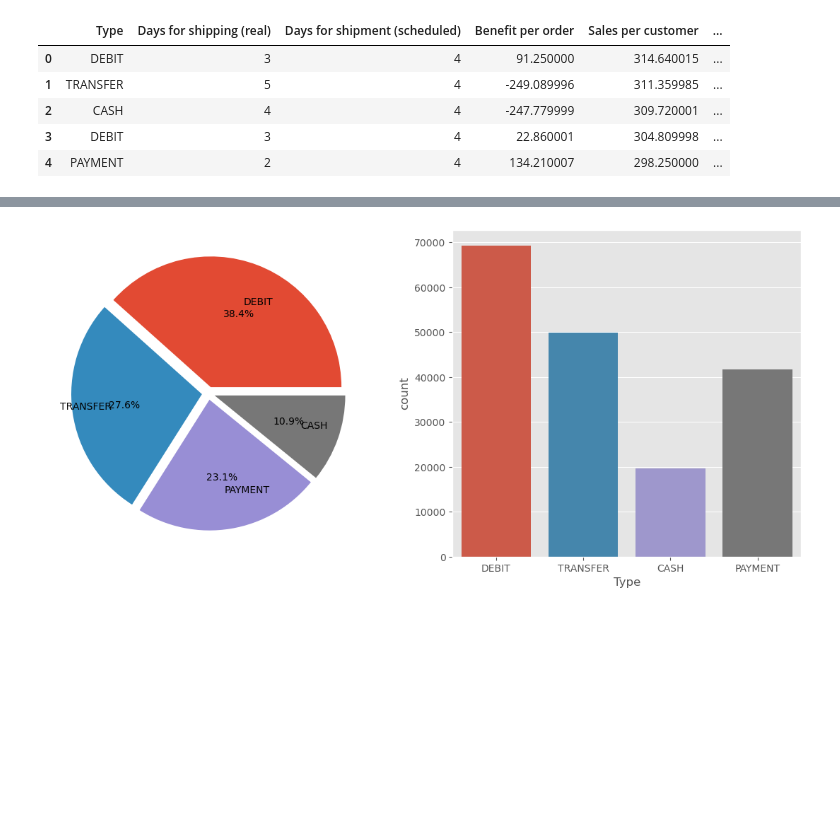
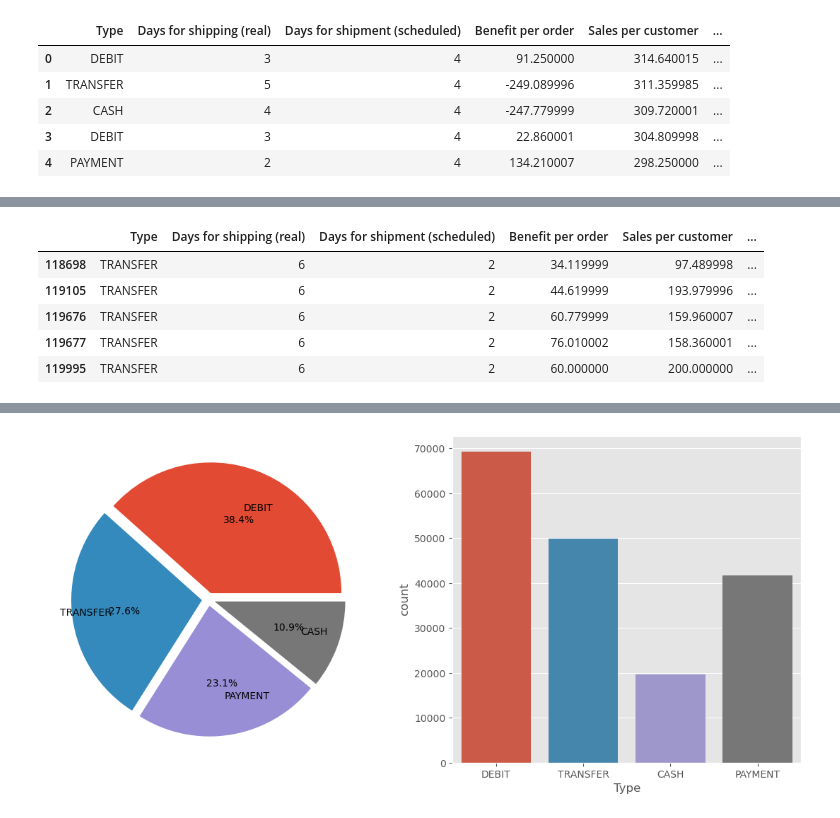
Before and after one commit to ahmedbasemdev/Corelia, a Jupyter notebook: Task 7 - Supply Chain/1- EDA.ipynb, the cells around one changed output, grey strips where cells are left out. Drawn from its saved outputs; the diff is of its cells as text; code cells hidden in the pictures; blank space fills up the shorter version.

```diff
--- a/Task 7 - Supply Chain/1- EDA.ipynb
+++ b/Task 7 - Supply Chain/1- EDA.ipynb
@@ -232,3 +247,12 @@ data.head()
+# %%
+data[data['Order Id'] == 48880]
+# %% [output]
+|  | Type | Days for shipping (real) | Days for shipment (scheduled) | Benefit per order | Sales per customer | ... |
+| 118698 | TRANSFER | 6 | 2 | 34.119999 | 97.489998 | ... |
+| 119105 | TRANSFER | 6 | 2 | 44.619999 | 193.979996 | ... |
+| 119676 | TRANSFER | 6 | 2 | 60.779999 | 159.960007 | ... |
+| 119677 | TRANSFER | 6 | 2 | 76.010002 | 158.360001 | ... |
+| 119995 | TRANSFER | 6 | 2 | 60.000000 | 200.000000 | ... |
 # %%
 get_insights('Type')
 # %% [output]
```
Also changed, not shown: parts of 11 cells of this notebook, 2 other files.
